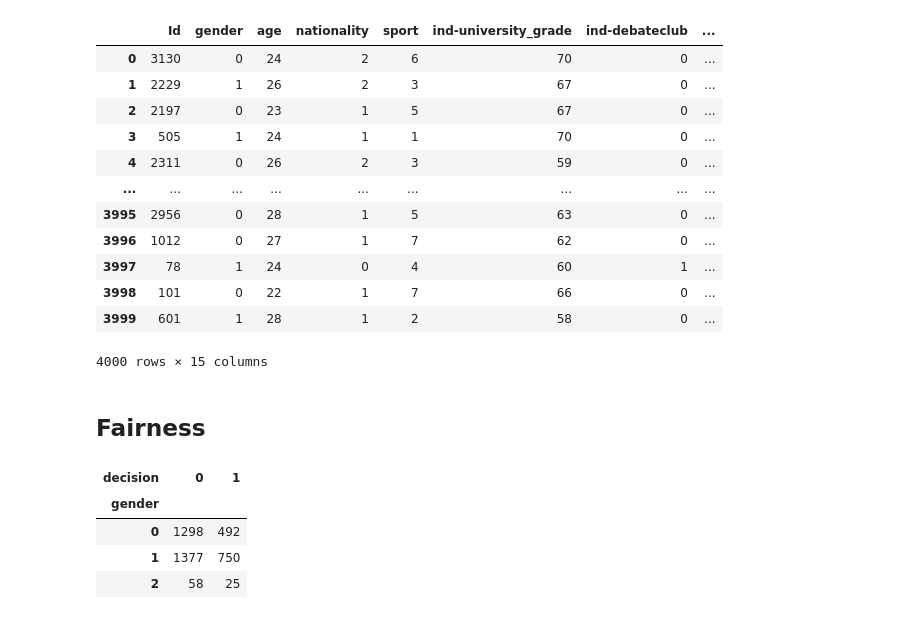
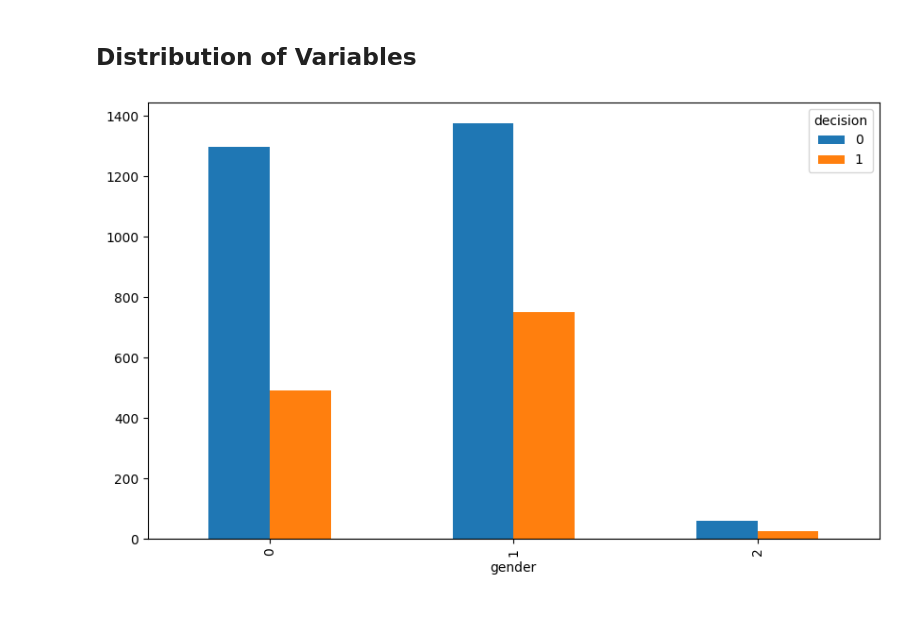
Before and after one commit to marcolax22/algorithmic-fairness, a Jupyter notebook: fairness_problematic.ipynb, the cells around one changed output. Drawn from its saved outputs; the diff is of its cells as text; code cells hidden in the pictures.

```diff
--- a/fairness_problematic.ipynb
+++ b/fairness_problematic.ipynb
@@ -14,27 +17,6 @@ from data_processing import hiring_data
-# %%
-hiring_data
-# %% [output]
-|  | Id | gender | age | nationality | sport | ind-university_grade | ind-debateclub | ... |
-| 0 | 3130 | 0 | 24 | 2 | 6 | 70 | 0 | ... |
-| 1 | 2229 | 1 | 26 | 2 | 3 | 67 | 0 | ... |
-| 2 | 2197 | 0 | 23 | 1 | 5 | 67 | 0 | ... |
-| 3 | 505 | 1 | 24 | 1 | 1 | 70 | 0 | ... |
-| 4 | 2311 | 0 | 26 | 2 | 3 | 59 | 0 | ... |
-| ... | ... | ... | ... | ... | ... | ... | ... | ... |
-| 3995 | 2956 | 0 | 28 | 1 | 5 | 63 | 0 | ... |
-| 3996 | 1012 | 0 | 27 | 1 | 7 | 62 | 0 | ... |
-| 3997 | 78 | 1 | 24 | 0 | 4 | 60 | 1 | ... |
-| 3998 | 101 | 0 | 22 | 1 | 7 | 66 | 0 | ... |
-| 3999 | 601 | 1 | 28 | 1 | 2 | 58 | 0 | ... |
-4000 rows × 15 columns
-# %% [markdown]
-## Fairness
+# %% [markdown]
+## Distribution of Variables
 # %%
-gender_matrix = pd.crosstab(hiring_data['gender'], hiring_data['decision'])
-gender_matrix
+fairness.fairness_plot(hiring_data, hiring_data['gender'], hiring_data['decision'])
 # %% [output]
-| decision | 0 | 1 |
-| gender |  |  |
-| 0 | 1298 | 492 |
-| 1 | 1377 | 750 |
-| 2 | 58 | 25 |
+[figure, added]
```
Also changed, not shown: parts of 8 cells of this notebook, 2 other files.
